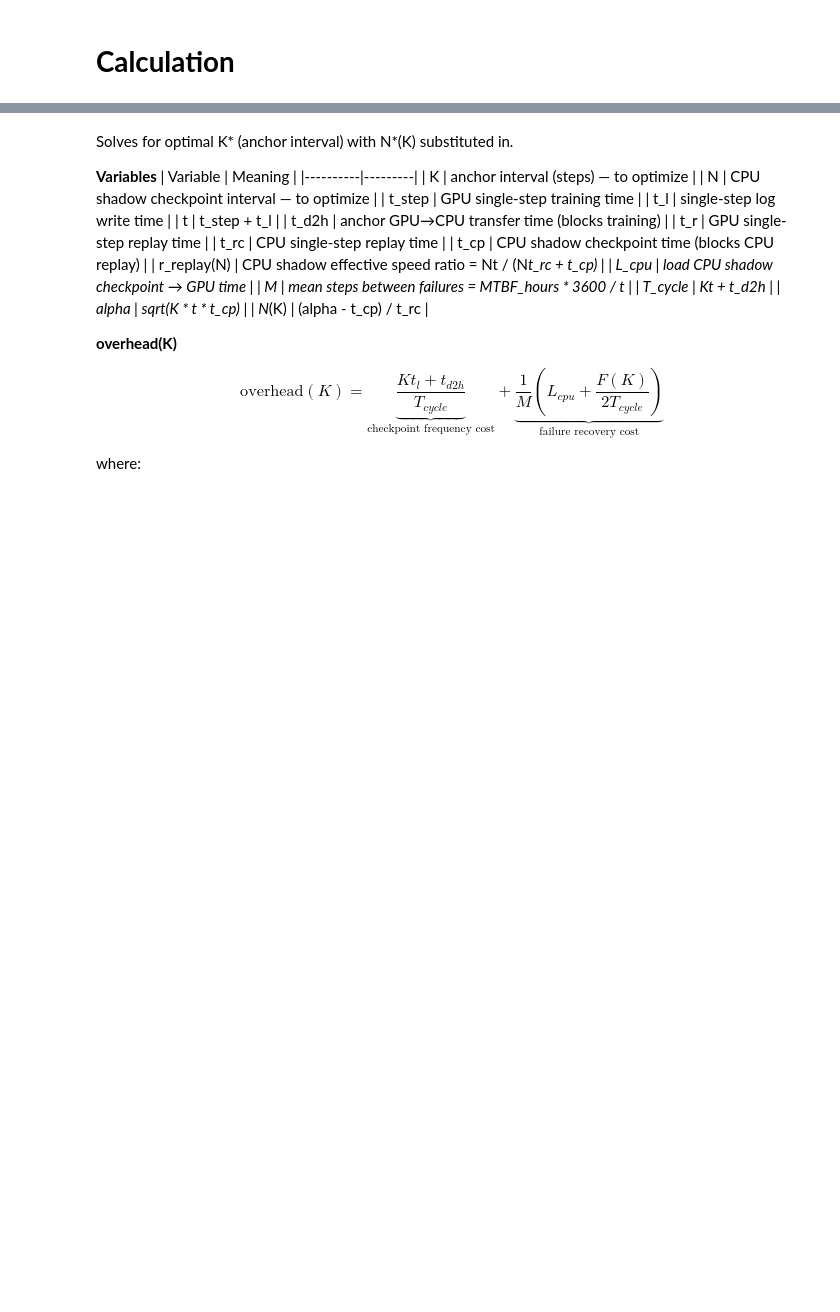
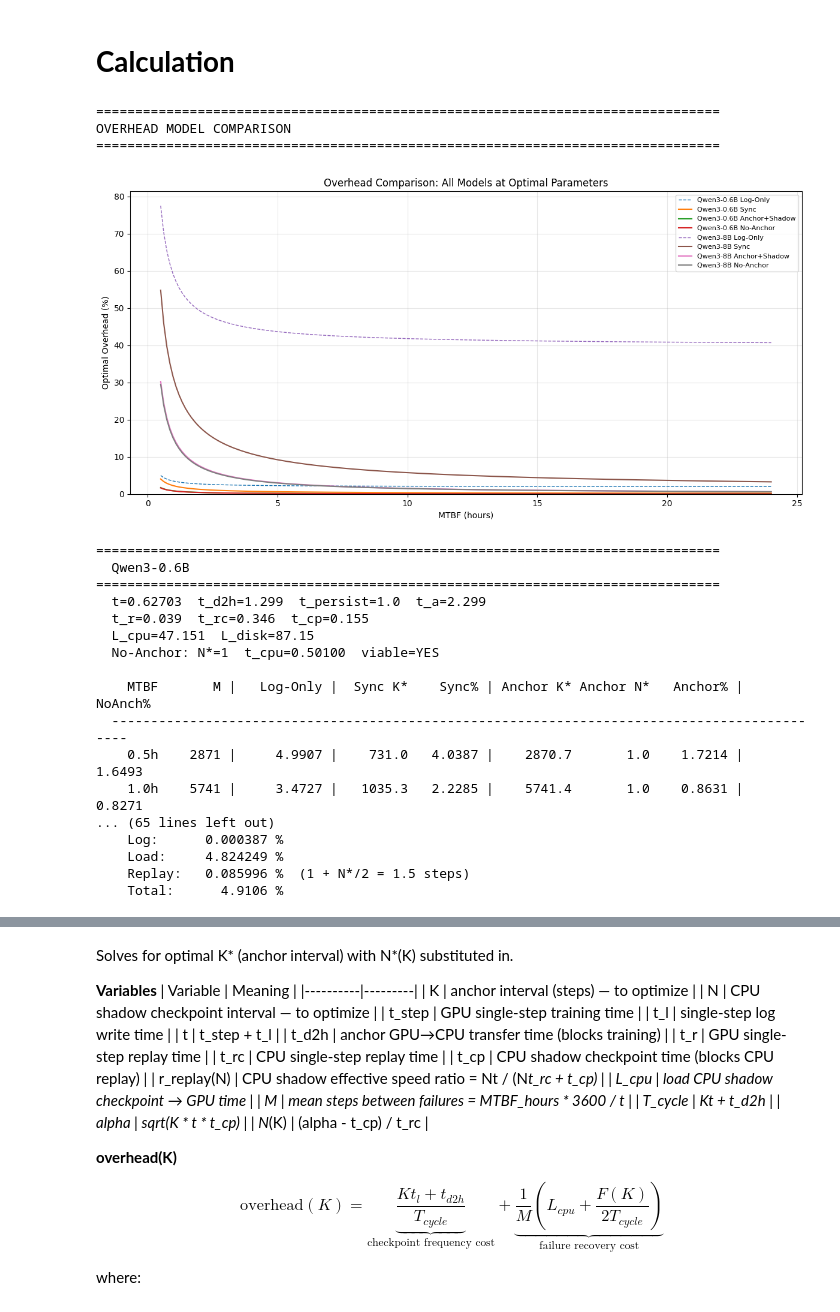
Before and after one commit to SunMinqiu/NonStopZO2, a Jupyter notebook: experiments/Eval_and_Plot.ipynb, the cells around one changed output, grey strips where cells are left out. Cells and saved outputs as stored; diff of their text form; code cells hidden in the pictures; blank space fills up the shorter version.

```diff
--- a/experiments/Eval_and_Plot.ipynb
+++ b/experiments/Eval_and_Plot.ipynb
@@ -130,0 +133,73 @@ if same_shape:
+# %%
+# %% INPUT CELL
+
+param_sets = [
+    dict(
+        name      = "Qwen3-0.6B",
+        t_step    = 0.627,
+        t_l       = 3e-5,
+        t_d2h     = 1.299,
+        t_persist = 1.977,
+        t_r       = 0.039,
+        t_rc      = 0.346,
+        t_cp      = 0.155,
+        L_cpu     = 47.151,
+        L_disk    = 87.150,
+    ),
+    dict(
+        name      = "Qwen3-1.7B",
+        t_step    = 1.610,
+        t_l       = 3e-5,
+        t_d2h     = 3.593,
+        t_persist = 5.111,
+        t_r       = 0.130,
+        t_rc      = 0.972,
+        t_cp      = 0.396,
+        L_cpu     = 48.455,
+        L_disk    = 60.452,
+    ),
+    dict(
+        name      = "Qwen3-8B",
+        t_step    = 7.759,
+        t_l       = 3e-5,
+        t_d2h     = 14.294,
+        t_persist = 19.395,
+        t_r       = 0.798,
+        t_rc      = 6.586,
+        t_cp      = 1.297,
+        L_cpu     = 67.150,
+        L_disk    = 87.150,
+    ),
+]
+
+MTBF_hours_list = [0.5, 1, 2, 3, 4, 5, 7, 12, 24]
+
+# plot_mode = "by_model"       # 每个模型一张图，四条线比较机制
+# plot_mode = "by_mechanism"   # 每个机制一张图，多个模型比较
+# plot_mode = "all"            # 全部画一张图（默认）
+
+plot_mode = "by_model"
+
+exec(open('/home/users/u0001609/NonStopZO2/experiments/overhead_models.py').read())
+# %% [output]
+================================================================================
+OVERHEAD MODEL COMPARISON
+================================================================================
+[figure, added]
+================================================================================
+  Qwen3-0.6B
+================================================================================
+  t=0.62703  t_d2h=1.299  t_persist=1.0  t_a=2.299
+  t_r=0.039  t_rc=0.346  t_cp=0.155
+  L_cpu=47.151  L_disk=87.15
+  No-Anchor: N*=1  t_cpu=0.50100  viable=YES
+
+    MTBF       M |   Log-Only |  Sync K*    Sync% | Anchor K* Anchor N*   Anchor% |   NoAnch%
+  ---------------------------------------------------------------------------------------------
+    0.5h    2871 |     4.9907 |    731.0   4.0387 |    2870.7       1.0    1.7214 |    1.6493
+    1.0h    5741 |     3.4727 |   1035.3   2.2285 |    5741.4       1.0    0.8631 |    0.8271
+... (65 lines left out)
+    Log:      0.000387 %
+    Load:     4.824249 %
+    Replay:   0.085996 %  (1 + N*/2 = 1.5 steps)
+    Total:      4.9106 %
```
Also changed, not shown: parts of 8 cells of this notebook, 19 other files.
